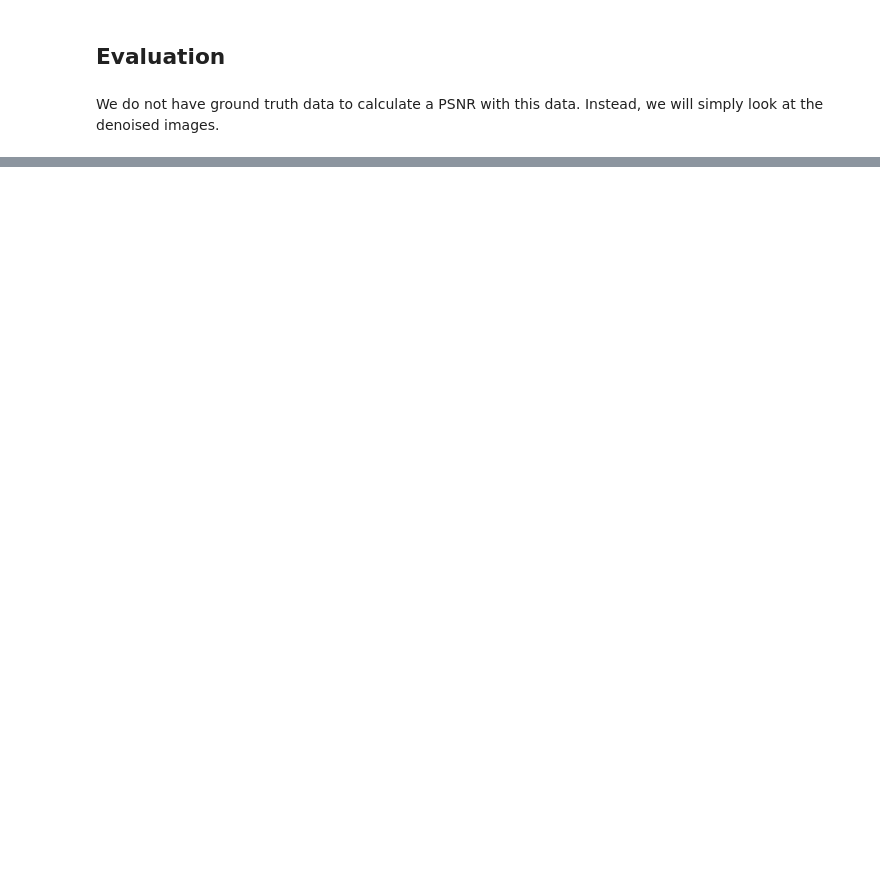
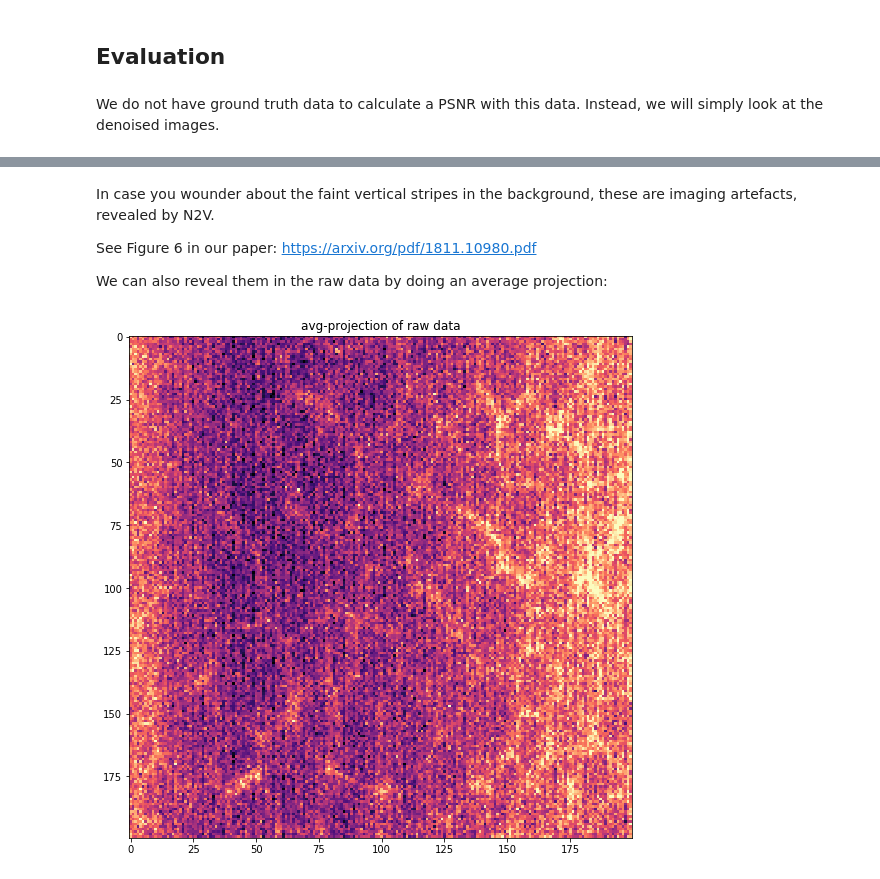
Before and after one commit to juglab/n2v, a Jupyter notebook: examples/3D/N2V_denoising3D.ipynb, the cells around one changed output, grey strips where cells are left out. Drawn from its saved outputs; the diff is of its cells as text; code cells hidden in the pictures; blank space fills up the shorter version.

```diff
--- a/examples/3D/N2V_denoising3D.ipynb
+++ b/examples/3D/N2V_denoising3D.ipynb
@@ -135,0 +210,15 @@ plt.show()
+# %% [markdown]
+In case you wounder about the faint vertical stripes in the background, these are imaging artefacts, revealed by N2V.
+
+See Figure 6 in our paper: https://arxiv.org/pdf/1811.10980.pdf
+
+We can also reveal them in the raw data by doing an average projection:
+# %%
+vmi=np.percentile(np.mean(test_lowSNR_raw[0,:,200:400,:200,...],0),0.1)
+vma=np.percentile(np.mean(test_lowSNR_raw[0,:,200:400,:200,...],0),99)
+plt.figure(figsize=(9,15))
+plt.title('avg-projection of raw data')
+plt.imshow(np.mean(test_lowSNR_raw[0,:,200:400,:200,...],0),vmin=vmi,vmax=vma,cmap="magma")
+plt.show()
+# %% [output]
+[figure, added]
```
Also changed, not shown: parts of 12 cells of this notebook.
